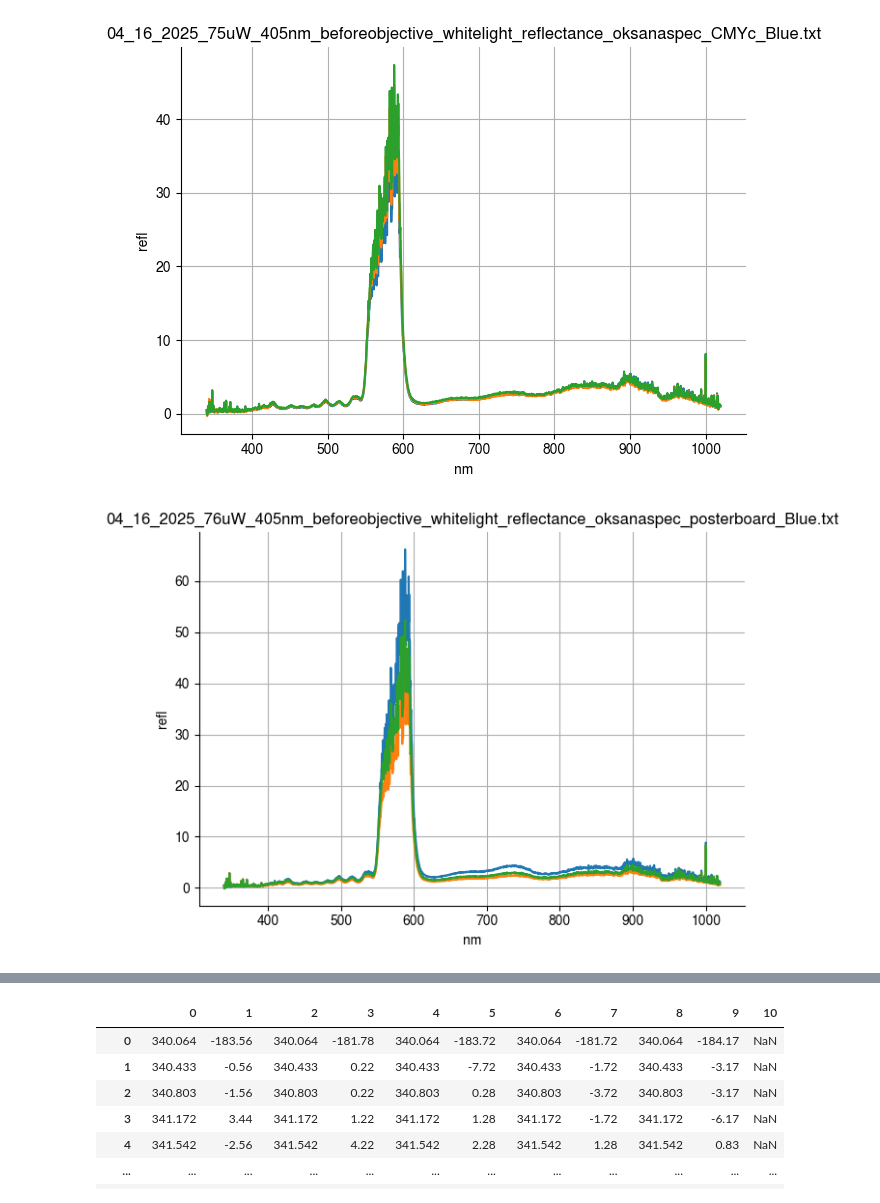
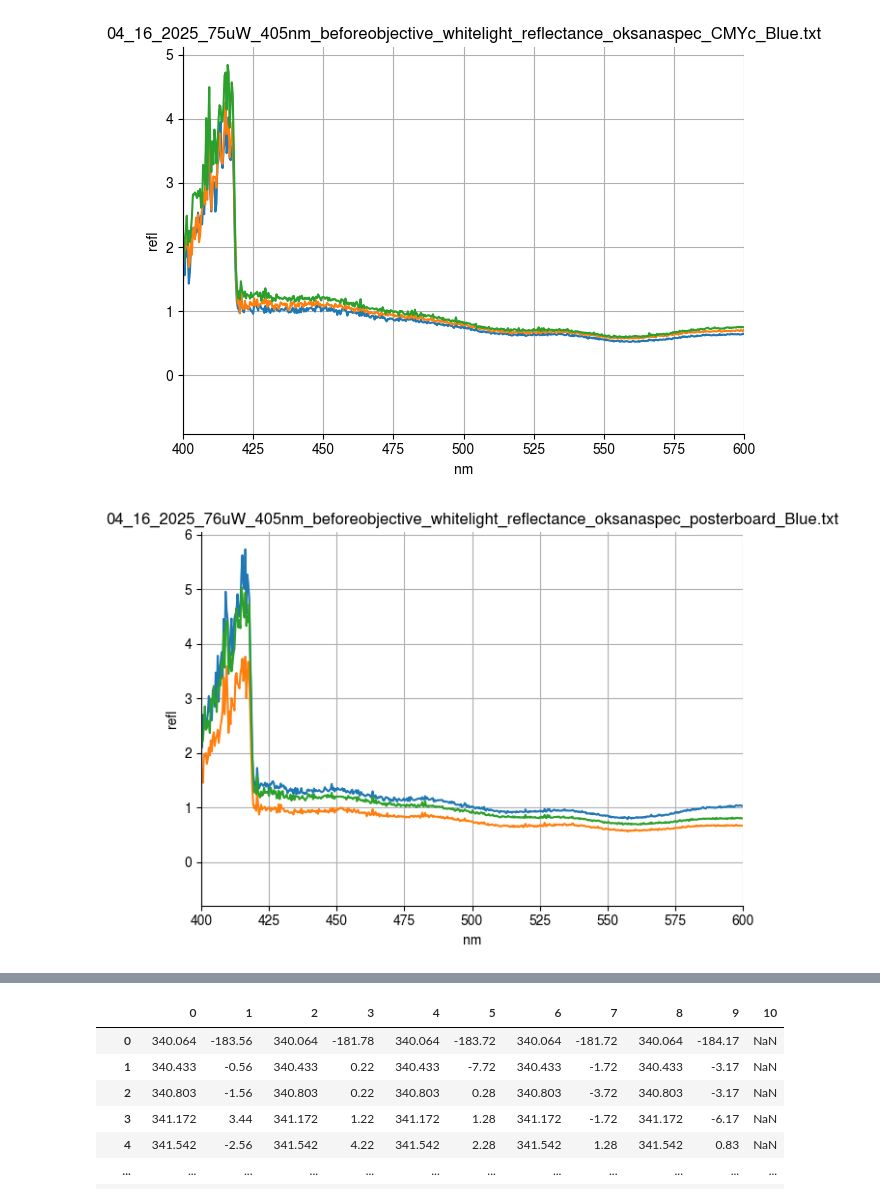
Before and after one commit to mparkergetz/bee_cam_data_processing, a Jupyter notebook: plot_spectra/plot_all_spectra.ipynb, the cells around one changed output, grey strips where cells are left out. Saved outputs shown, nothing was run; the diff lists cells and outputs as text; code cells hidden in the pictures.

```diff
--- a/plot_spectra/plot_all_spectra.ipynb
+++ b/plot_spectra/plot_all_spectra.ipynb
@@ -0,0 +1,15 @@
+# %%
+import os
+import glob
+import pandas as pd
+import matplotlib.pyplot as plt
+import numpy as np
+
+DATA_DIR = "./202504_data/reflectance"
+csv_files = glob.glob(os.path.join(DATA_DIR, "*.txt"))
+
+background_df = pd.read_csv('202504_data/cmyc_white_background_refl.txt', sep='\t', header=None)
+background_data = background_df.iloc[1:].reset_index(drop=True)
+avg_background = sum(background_data[i] for i in range(1, 10, 2)) / 5
+
+avg_background
@@ -1,45 +29,32 @@
 # %%
-import os
-import glob
-import pandas as pd
-import matplotlib.pyplot as plt
-import numpy as np
-
-DATA_DIR = "./202504_data/reflectance"
-csv_files = glob.glob(os.path.join(DATA_DIR, "*.txt"))
-
-background_df = pd.read_csv('202504_data/UTF-8ag mirror background.txt', sep='\t', header=None)
-background_data = background_df.iloc[1:].reset_index(drop=True)
-avg_background = (background_data[3]+background_data[1])/2
 
 for csv_file in csv_files:
     df = pd.read_csv(csv_file, sep='\t', header=None)
     header = df.iloc[0].dropna().tolist()
     data = df.iloc[1:].reset_index(drop=True)
     # print(len(data))
     clean_header = [h for h in header if pd.notna(h) and str(h).strip() != '']
     if len(clean_header) % 2 != 0:
         clean_header = clean_header[:-1]
     col_pairs = [(clean_header[i], clean_header[i + 1]) for i in range(0, len(clean_header), 2)]
 
     plt.figure()
     for i, (x_label, y_label) in enumerate(col_pairs):
         x_vals = pd.to_numeric(data.iloc[:, 2*i])
         y_vals = pd.to_numeric(data.iloc[:, 2*i + 1])
         norm_y = y_vals / avg_background
         plt.plot(x_vals, norm_y, label=f"Norm {y_label}")
 
-    # plt.xlim(400, 600)
+    plt.xlim(400, 600)
     # plt.ylim(0,10)
     # plt.axvline(x=430, color='red', linestyle='--', linewidth=1.5)
 
     plt.title(f"{os.path.basename(csv_file)}")
     plt.xlabel("nm")
     plt.ylabel("refl")
-    # plt.legend()
     plt.grid(True)
     plt.tight_layout()
     plt.show()
 # %% [output]
-[figure, old version]
+[figure, new version]
-[figure, old version]
+[figure, new version]
```
Also changed, not shown: parts of 5 cells of this notebook, 1 other file.
